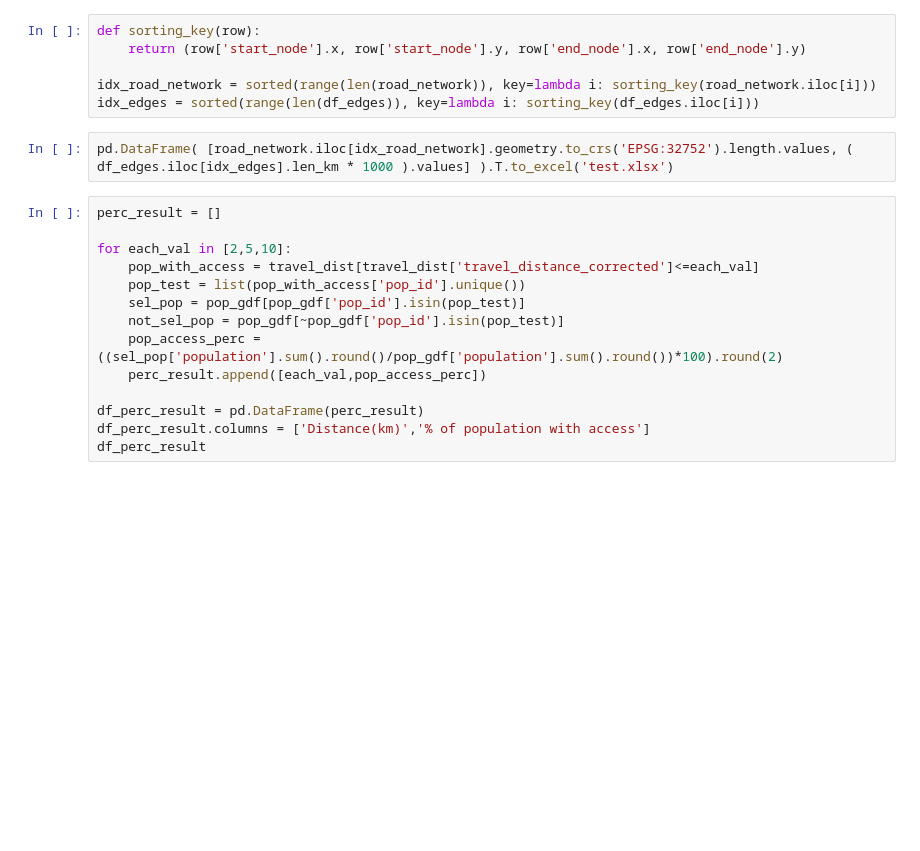
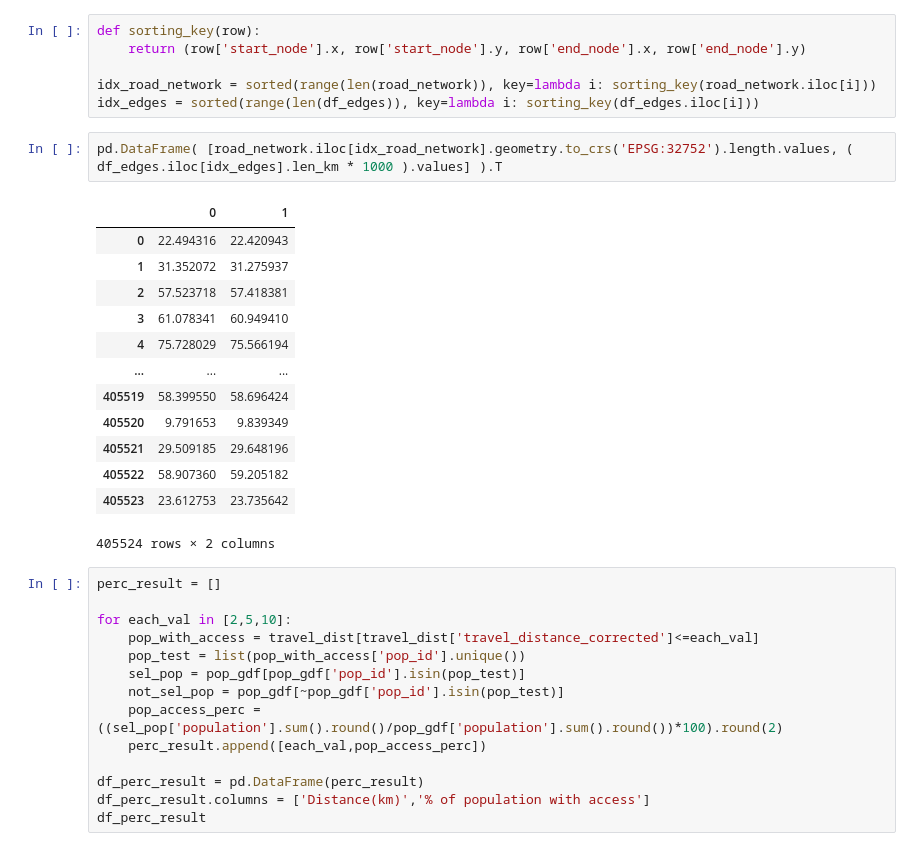
Before and after one commit to Analytics-for-a-Better-World/Public-Infrastructure-Service-Access, a Jupyter notebook: publications/PISA Timor Leste/Timor Leste_Estrada_WorldPop_Analysis.ipynb, the cells around one changed output. Drawn from its saved outputs; the diff is of its cells as text; blank space fills up the shorter version.

```diff
--- a/publications/PISA Timor Leste/Timor Leste_Estrada_WorldPop_Analysis.ipynb
+++ b/publications/PISA Timor Leste/Timor Leste_Estrada_WorldPop_Analysis.ipynb
@@ -365,7 +363,21 @@ def sorting_key(row):
 idx_road_network = sorted(range(len(road_network)), key=lambda i: sorting_key(road_network.iloc[i]))
 idx_edges = sorted(range(len(df_edges)), key=lambda i: sorting_key(df_edges.iloc[i]))
 # %%
-pd.DataFrame( [road_network.iloc[idx_road_network].geometry.to_crs('EPSG:32752').length.values, ( df_edges.iloc[idx_edges].len_km * 1000 ).values] ).T.to_excel('test.xlsx')
+pd.DataFrame( [road_network.iloc[idx_road_network].geometry.to_crs('EPSG:32752').length.values, ( df_edges.iloc[idx_edges].len_km * 1000 ).values] ).T
+# %% [output]
+|  | 0 | 1 |
+| 0 | 22.494316 | 22.420943 |
+| 1 | 31.352072 | 31.275937 |
+| 2 | 57.523718 | 57.418381 |
+| 3 | 61.078341 | 60.949410 |
+| 4 | 75.728029 | 75.566194 |
+| ... | ... | ... |
+| 405519 | 58.399550 | 58.696424 |
+| 405520 | 9.791653 | 9.839349 |
+| 405521 | 29.509185 | 29.648196 |
+| 405522 | 58.907360 | 59.205182 |
+| 405523 | 23.612753 | 23.735642 |
+405524 rows × 2 columns
 # %%
 perc_result = []
 
```
Also changed, not shown: parts of 12 cells of this notebook, 4 other files.
